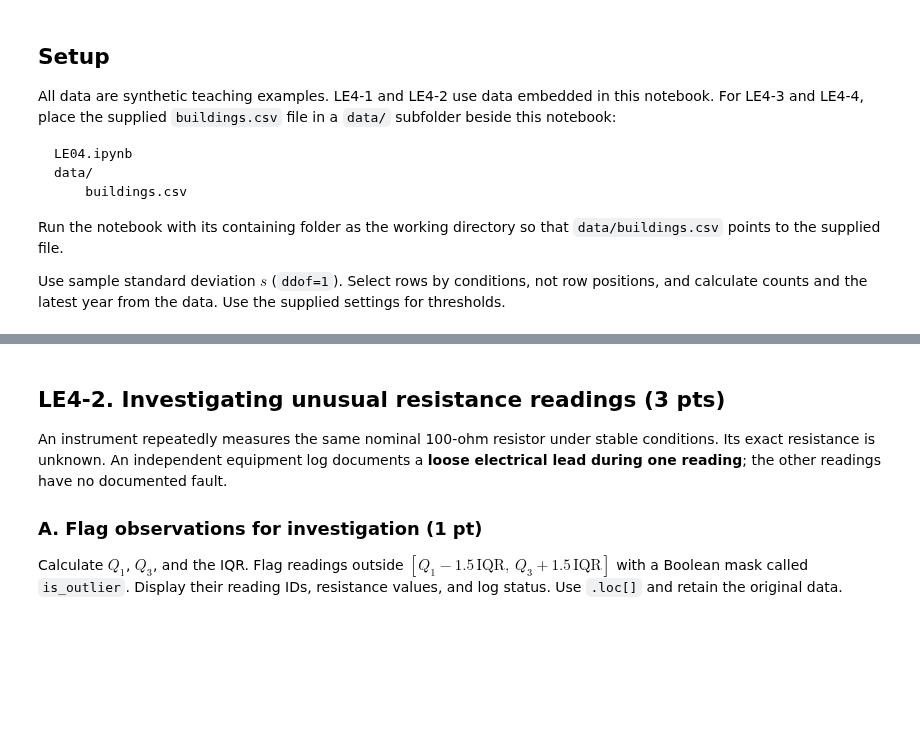
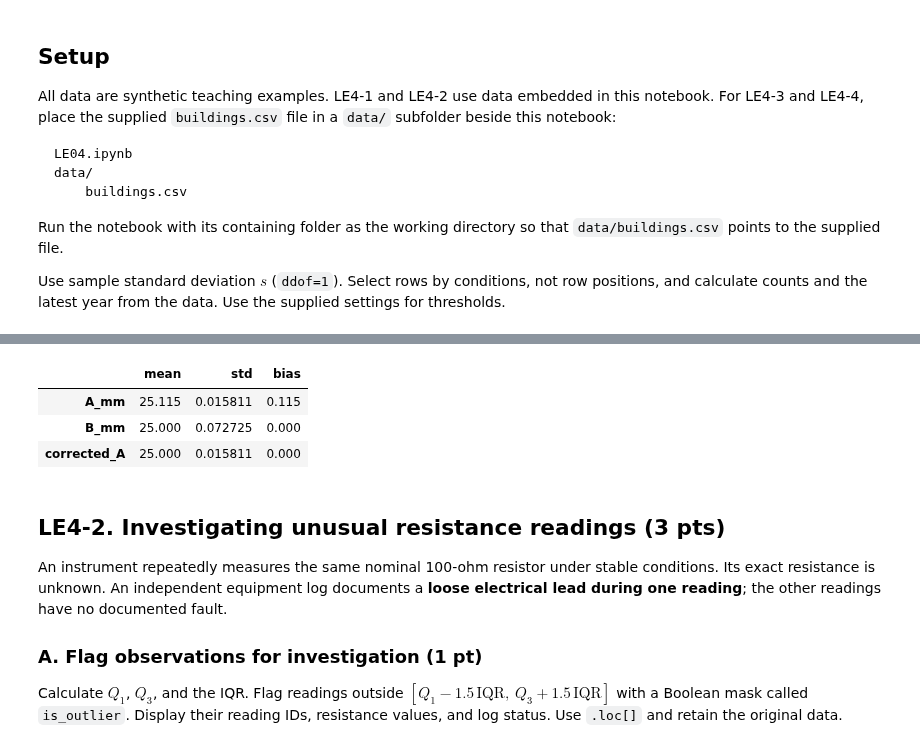
Before and after one commit to KnezzM/26f-engr1451-2451, a Jupyter notebook: 1-assignments/LE04/LE04.ipynb, the cells around one changed output, grey strips where cells are left out. Saved outputs shown, nothing was run; the diff lists cells and outputs as text; code cells hidden in the pictures; blank space fills up the shorter version.

```diff
--- a/1-assignments/LE04/LE04.ipynb
+++ b/1-assignments/LE04/LE04.ipynb
@@ -62,3 +70,11 @@ calibration = pd.DataFrame({
 })
 
 # Your summary table here. Report lengths, s, and estimated bias in mm.
+summary = pd.DataFrame ({
+    "mean" : calibration.mean(),
+    "std" : calibration.std(),
+})
+
+summary["bias"] = summary["mean"] - reference_mm
+
+print(summary)
@@ -75,5 +103,20 @@ readings remove a persistent bias?
 # %%
-# Your correction and comparison here
+A_bias = summary["bias"].iloc[0]
+
+corrected_A = calibration["A_mm"] - A_bias
+
+summary.loc["corrected_A"] = [
+    corrected_A.mean(),
+    corrected_A.std(),
+    corrected_A.mean() - reference_mm
+]
+
+summary
+# %% [output]
+|  | mean | std | bias |
+| A_mm | 25.115 | 0.015811 | 0.115 |
+| B_mm | 25.000 | 0.072725 | 0.000 |
+| corrected_A | 25.000 | 0.015811 | 0.000 |
 # %% [markdown]
 ## LE4-2. Investigating unusual resistance readings (3 pts)
 
```
Also changed, not shown: parts of 17 cells of this notebook, 4 other files.
